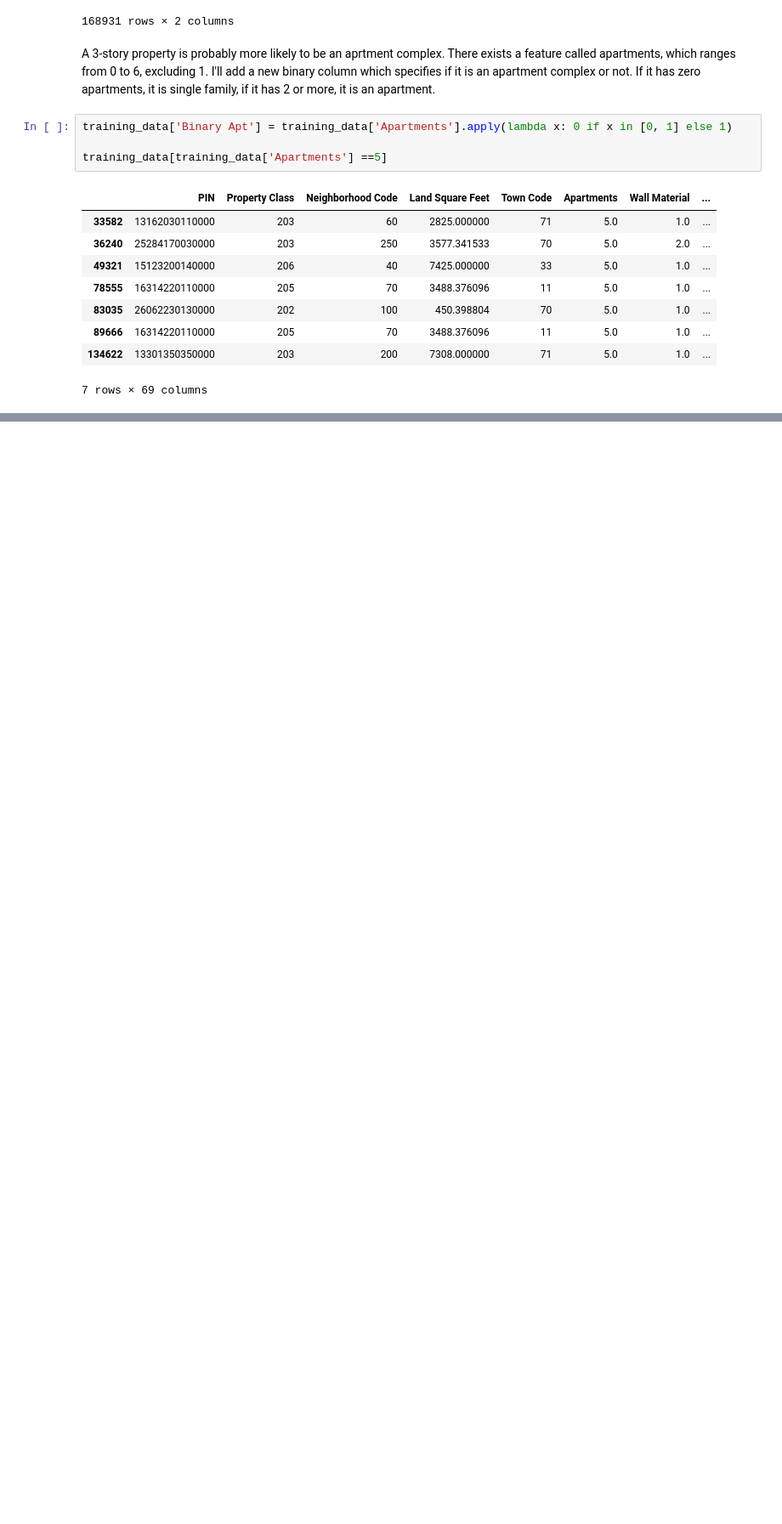
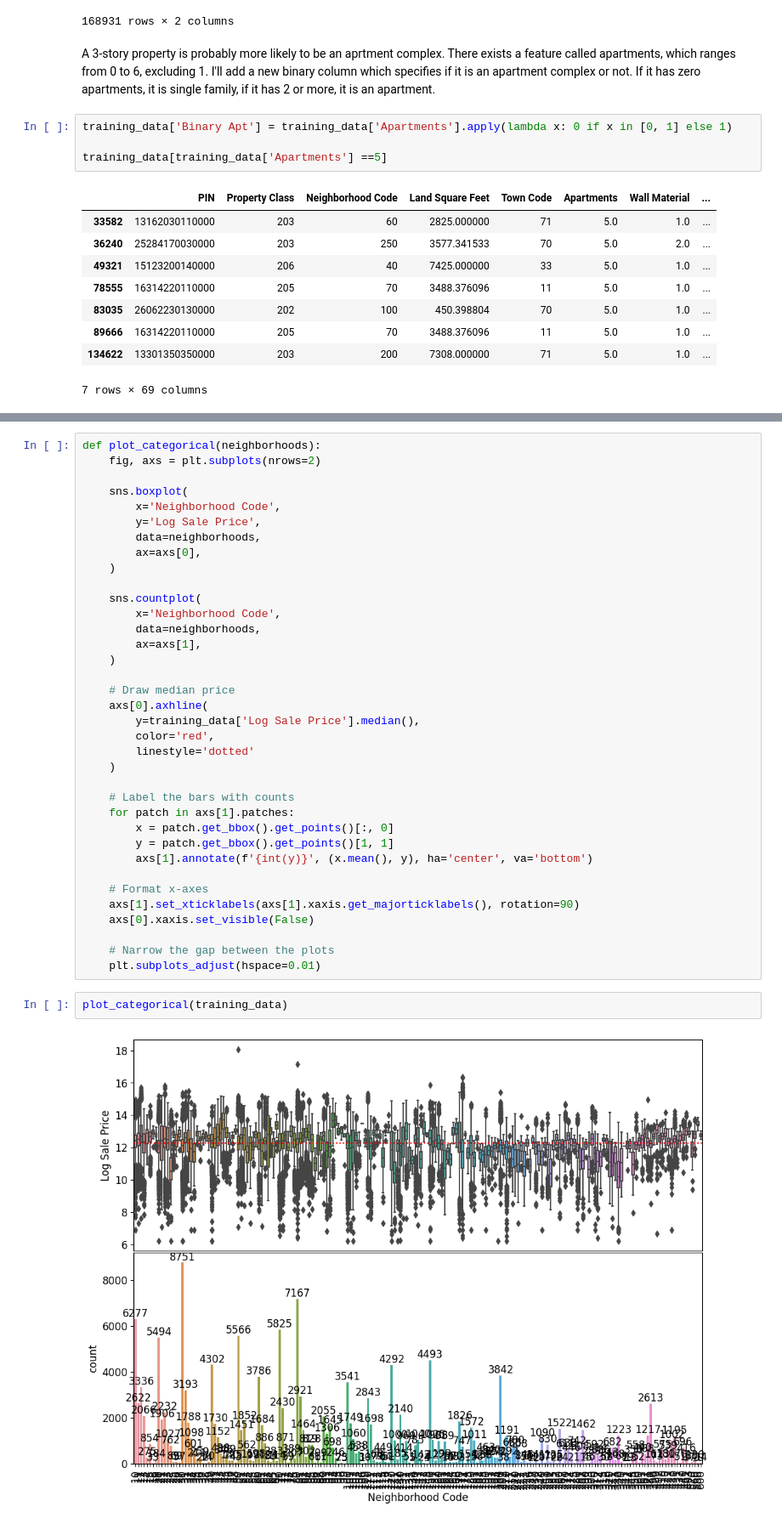
Before and after one commit to simitiangreg/spring_22, a Jupyter notebook: part1.ipynb, the cells around one changed output, grey strips where cells are left out. Shown at 85% size. Cells and saved outputs as stored; diff of their text form; blank space fills up the shorter version.

```diff
--- a/part1.ipynb
+++ b/part1.ipynb
@@ -251,0 +264,40 @@ training_data[training_data['Apartments'] ==5]
+# %%
+def plot_categorical(neighborhoods):
+    fig, axs = plt.subplots(nrows=2)
+
+    sns.boxplot(
+        x='Neighborhood Code',
+        y='Log Sale Price',
+        data=neighborhoods,
+        ax=axs[0],
+    )
+
+    sns.countplot(
+        x='Neighborhood Code',
+        data=neighborhoods,
+        ax=axs[1],
+    )
+
+    # Draw median price
+    axs[0].axhline(
+        y=training_data['Log Sale Price'].median(),
+        color='red',
+        linestyle='dotted'
+    )
+
+    # Label the bars with counts
+    for patch in axs[1].patches:
+        x = patch.get_bbox().get_points()[:, 0]
+        y = patch.get_bbox().get_points()[1, 1]
+        axs[1].annotate(f'{int(y)}', (x.mean(), y), ha='center', va='bottom')
+
+    # Format x-axes
+    axs[1].set_xticklabels(axs[1].xaxis.get_majorticklabels(), rotation=90)
+    axs[0].xaxis.set_visible(False)
+
+    # Narrow the gap between the plots
+    plt.subplots_adjust(hspace=0.01)
+# %%
+plot_categorical(training_data)
+# %% [output]
+[figure, added]
```
Also changed, not shown: parts of 11 cells of this notebook, 1 other file.
